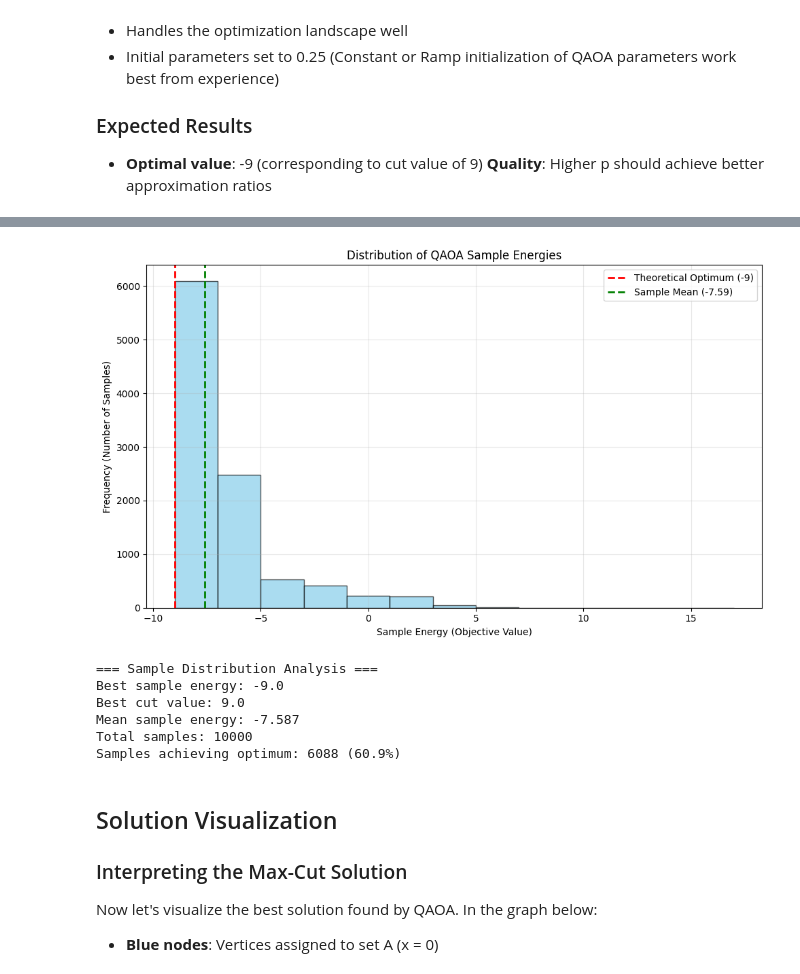
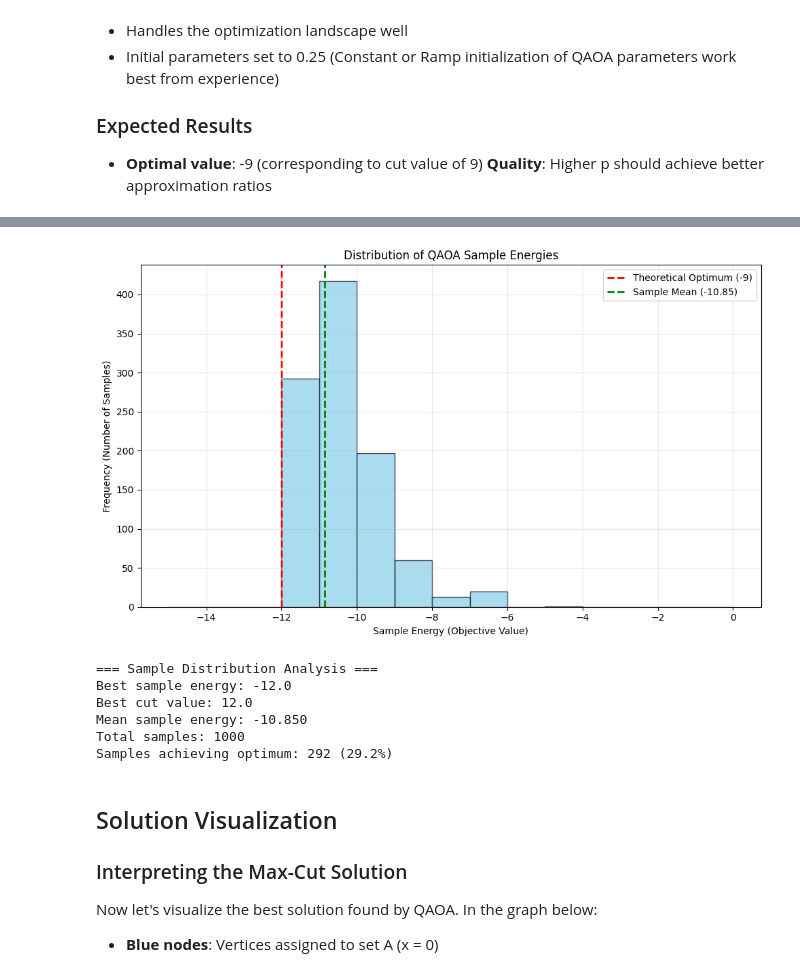
Before and after one commit to aqarios/qce-qaoa-tutorial, a Jupyter notebook: solutions/01_QAOA.ipynb, the cells around one changed output, grey strips where cells are left out. Cells and saved outputs as stored; diff of their text form; code cells hidden in the pictures.

```diff
--- a/solutions/01_QAOA.ipynb
+++ b/solutions/01_QAOA.ipynb
@@ -137,7 +140,7 @@ with model.environment:
 for i, j in G.edges():
     # Add the Max-Cut objective term for this edge
     # The mathematical formulation ensures we get +1 for cut edges, -1 for uncut edges
-    model.objective += 4 * x[i] * x[j] - 2 * x[i] - 2 * x[j] + 1
+    model.objective += 2 * x[i] * x[j] - x[i] - x[j]
 ##<TASKEND
 
 # The equivalent spin variable formulation would be
@@ -273,9 +265,9 @@ def qaoa_circ(model: Model, num_reps: int = 1) -> QuantumCircuit:
     """
     # Verify the model is suitable for QAOA
     assert model.num_constraints == 0, "QAOA requires unconstrained problems"
-    assert all(
-        v.vtype == Vtype.Binary for v in model.variables()
-    ), "All variables must be binary"
+    assert all(v.vtype == Vtype.Binary for v in model.variables()), (
+        "All variables must be binary"
+    )
 
     # Initialize quantum circuit
     qc = QuantumCircuit(len(model.variables()))
@@ -331,7 +323,7 @@ Let's construct the helper functions for sampling and evaluating the expectation
 sampler = SamplerV2()
 
 
-def sample(model: Model, qc: QuantumCircuit, x: np.ndarray, shots=10000):
+def sample(model: Model, qc: QuantumCircuit, x: np.ndarray, shots=1000):
     """Execute quantum circuit and evaluate the objective function.
 
     Args:
@@ -350,12 +342,10 @@ def sample(model: Model, qc: QuantumCircuit, x: np.ndarray, shots=10000):
 
     # Convert measurement results to binary arrays
     # Note: Qiskit returns results in reverse bit order
-    bitvec = result[0].data.meas.to_bool_array()
+    counts = result[0].data.meas.get_counts()
 
     # Convert to optimization Aqarios solution format
-    sol = NumpyTranslator.to_aq(
-        bitvec[:, ::-1], energies=np.zeros(len(bitvec)), env=model.environment
-    )
+    sol = Solution.from_counts(counts, model=model)
 
     # Evaluate the objective function for all samples
     return model.evaluate(sol)
@@ -385,7 +375,7 @@ def cost_function(
 
     # Log the approximation ration if logging is enabled
     if logs is not None:
-        logs.append(energy / (-9))
+        logs.append(energy / -12)
 
     return energy
 # %% [markdown]
@@ -515,7 +529,7 @@ fig, ax = plt.subplots(figsize=(10, 6))
 ax.hist(
     final_solution.obj_values,
     weights=final_solution.counts,
-    bins=range(-9, 15 + 2 * 2, 2),
+    bins=range(-15, 1, 1),
     alpha=0.7,
     color="skyblue",
     edgecolor="black",
@@ -527,46 +541,48 @@ ax.set_title("Distribution of QAOA Sample Energies")
 
 # Mark the optimal value
 ax.axvline(
-    -9, color="red", linestyle="dashed", linewidth=2, label="Theoretical Optimum (-9)"
+    -12, color="red", linestyle="dashed", linewidth=2, label="Theoretical Optimum (-9)"
 )
 
 # Add some statistics to the plot
 mean_energy = np.average(final_solution.obj_values, weights=final_solution.counts)
 ax.axvline(
     mean_energy,
     color="green",
     linestyle="--",
     linewidth=2,
     label=f"Sample Mean ({mean_energy:.2f})",
 )
 
 plt.legend()
 plt.grid(True, alpha=0.3)
 plt.tight_layout()
 plt.show()
 
 # Print distribution statistics
 print("=== Sample Distribution Analysis ===")
 print(f"Best sample energy: {best.obj_value}")
 print(f"Best cut value: {-best.obj_value}")
 print(f"Mean sample energy: {mean_energy:.3f}")
 print(f"Total samples: {sum(final_solution.counts)}")
 
 # Count how many samples achieved the optimal value
 optimal_samples = sum(
-    count for energy, count in zip(final_solution.obj_values, final_solution.counts) if energy == -9
+    count
+    for energy, count in zip(final_solution.obj_values, final_solution.counts)
+    if energy == -12
 )
 print(
-    f"Samples achieving optimum: {optimal_samples} ({100*optimal_samples/sum(final_solution.counts):.1f}%)"
+    f"Samples achieving optimum: {optimal_samples} ({100 * optimal_samples / sum(final_solution.counts):.1f}%)"
 )
 # %% [output]
-[figure, old version]
+[figure, new version]
 === Sample Distribution Analysis ===
-Best sample energy: -9.0
-Best cut value: 9.0
-Mean sample energy: -7.587
-Total samples: 10000
-Samples achieving optimum: 6088 (60.9%)
+Best sample energy: -12.0
+Best cut value: 12.0
+Mean sample energy: -10.850
+Total samples: 1000
+Samples achieving optimum: 292 (29.2%)
 # %% [markdown]
 ## Solution Visualization
 
```
Also changed, not shown: parts of 11 cells of this notebook, 10 other files.
